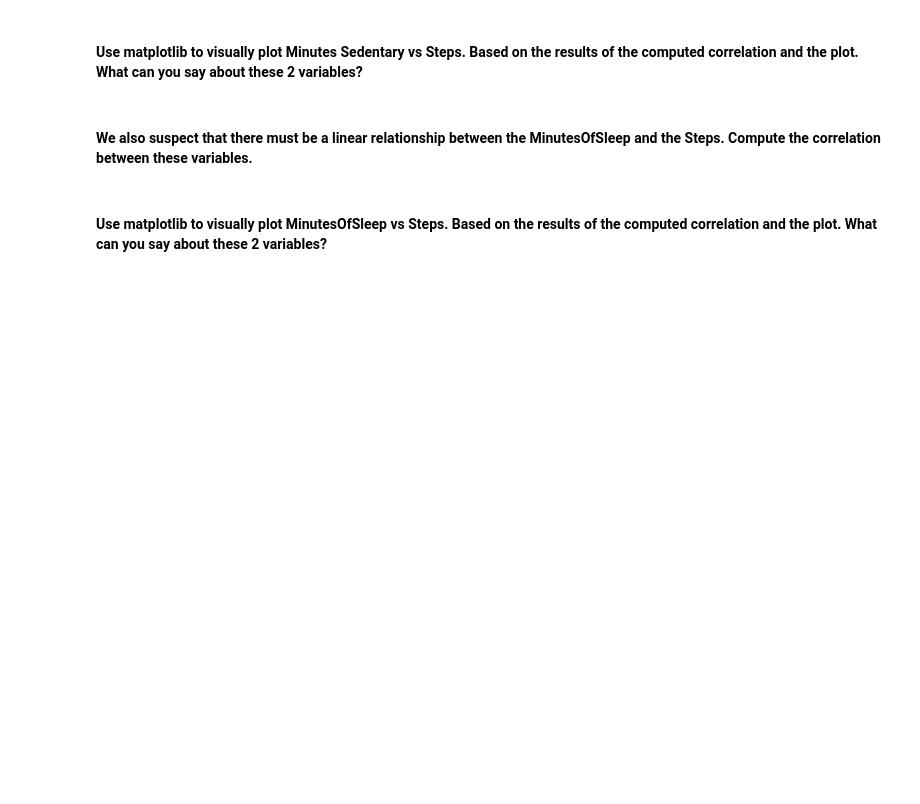
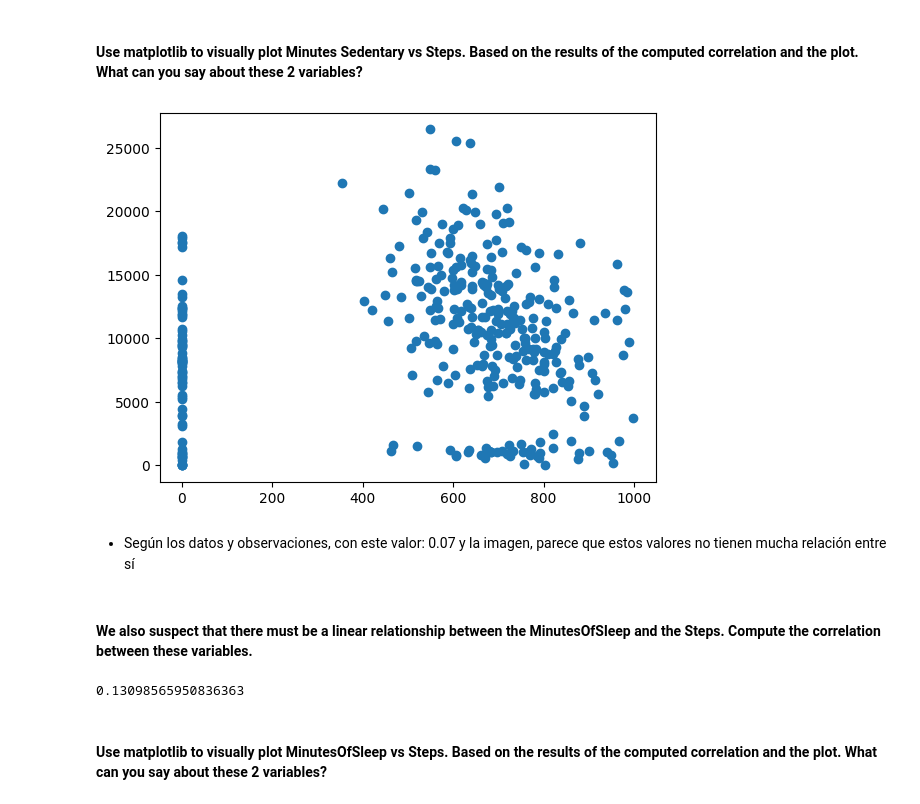
Before and after one commit to Ironhack-Data-Madrid-Octubre-2023/5.1-lab_pivot_table_and_correlation, a Jupyter notebook: your_code/main.ipynb, the cells around one changed output. Drawn from its saved outputs; the diff is of its cells as text; code cells hidden in the pictures; blank space fills up the shorter version.

```diff
--- a/your_code/main.ipynb
+++ b/your_code/main.ipynb
@@ -215,2 +266,8 @@ fitbit
+# %%
+plt.scatter(x=fitbit['Minutes Sedentary'], y=fitbit['Steps']);
+# %% [output]
+[figure, added]
+# %% [markdown]
+- Según los datos y observaciones, con este valor: 0.07 y la imagen, parece que estos valores no tienen mucha relación entre sí
 # %% [markdown]
 #### We also suspect that there must be a linear relationship between the MinutesOfSleep and the Steps. Compute the correlation between these variables.
@@ -219,2 +274,6 @@ fitbit
+# %%
+correlation['MinutesOfSleep']['Steps']
+# %% [output]
+0.13098565950836363
 # %% [markdown]
 #### Use matplotlib to visually plot MinutesOfSleep vs Steps. Based on the results of the computed correlation and the plot. What can you say about these 2 variables?
```
Also changed, not shown: parts of 39 cells of this notebook.
